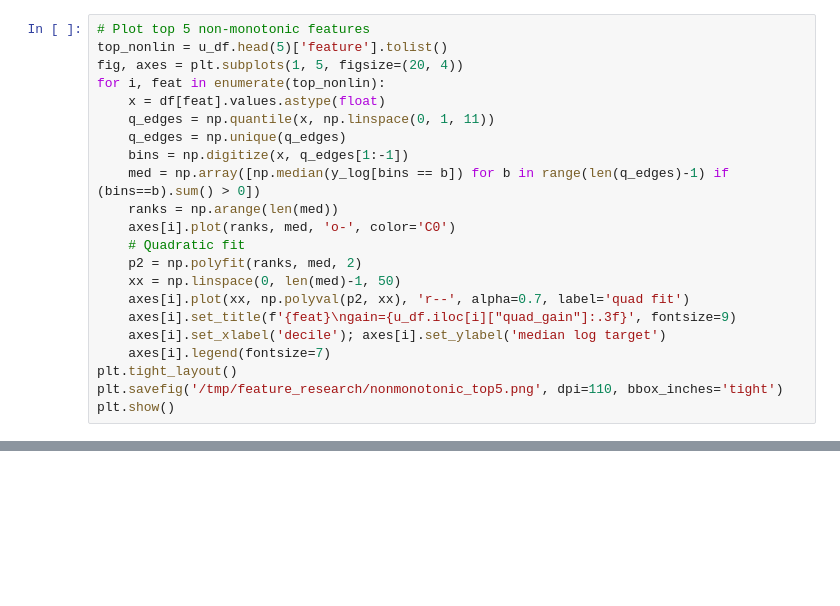
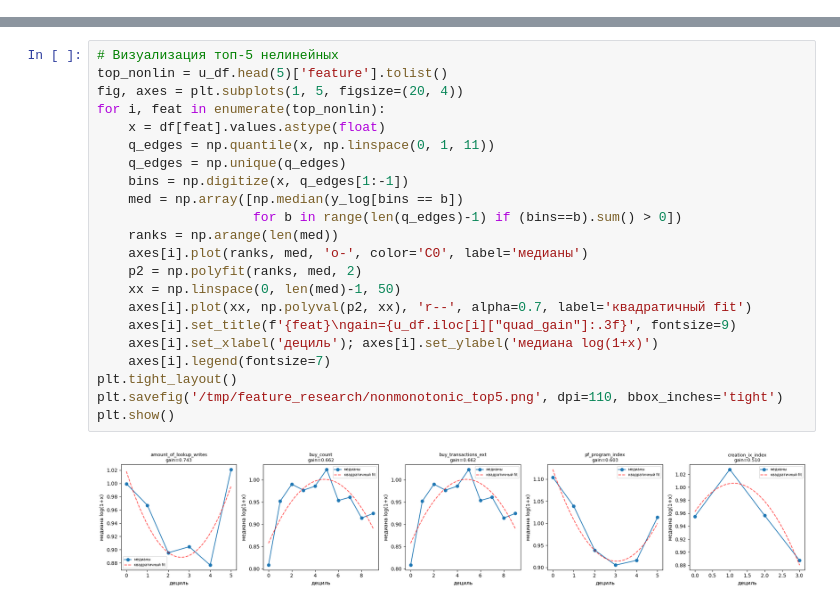
Before and after one commit to inventandchill/data-samples, a Jupyter notebook: feature_research.ipynb, the cells around one changed output, grey strips where cells are left out. Saved outputs shown, nothing was run; the diff lists cells and outputs as text; blank space fills up the shorter version.

```diff
--- a/feature_research.ipynb
+++ b/feature_research.ipynb
@@ -508,22 +0,0 @@ amount_of_lookup_writes  0.0187   0.7616     0.7429
-# %%
-# Plot top 5 non-monotonic features
-top_nonlin = u_df.head(5)['feature'].tolist()
-fig, axes = plt.subplots(1, 5, figsize=(20, 4))
-for i, feat in enumerate(top_nonlin):
-    x = df[feat].values.astype(float)
-    q_edges = np.quantile(x, np.linspace(0, 1, 11))
-    q_edges = np.unique(q_edges)
-    bins = np.digitize(x, q_edges[1:-1])
-    med = np.array([np.median(y_log[bins == b]) for b in range(len(q_edges)-1) if (bins==b).sum() > 0])
-    ranks = np.arange(len(med))
-    axes[i].plot(ranks, med, 'o-', color='C0')
-    # Quadratic fit
-    p2 = np.polyfit(ranks, med, 2)
-    xx = np.linspace(0, len(med)-1, 50)
-    axes[i].plot(xx, np.polyval(p2, xx), 'r--', alpha=0.7, label='quad fit')
-    axes[i].set_title(f'{feat}\ngain={u_df.iloc[i]["quad_gain"]:.3f}', fontsize=9)
-    axes[i].set_xlabel('decile'); axes[i].set_ylabel('median log target')
-    axes[i].legend(fontsize=7)
-plt.tight_layout()
-plt.savefig('/tmp/feature_research/nonmonotonic_top5.png', dpi=110, bbox_inches='tight')
-plt.show()
@@ -660,0 +561,24 @@ Saved final ranking: /tmp/feature_research/feature_influence_ranked.csv
+# %%
+# Визуализация топ-5 нелинейных
+top_nonlin = u_df.head(5)['feature'].tolist()
+fig, axes = plt.subplots(1, 5, figsize=(20, 4))
+for i, feat in enumerate(top_nonlin):
+    x = df[feat].values.astype(float)
+    q_edges = np.quantile(x, np.linspace(0, 1, 11))
+    q_edges = np.unique(q_edges)
+    bins = np.digitize(x, q_edges[1:-1])
+    med = np.array([np.median(y_log[bins == b])
+                    for b in range(len(q_edges)-1) if (bins==b).sum() > 0])
+    ranks = np.arange(len(med))
+    axes[i].plot(ranks, med, 'o-', color='C0', label='медианы')
+    p2 = np.polyfit(ranks, med, 2)
+    xx = np.linspace(0, len(med)-1, 50)
+    axes[i].plot(xx, np.polyval(p2, xx), 'r--', alpha=0.7, label='квадратичный fit')
+    axes[i].set_title(f'{feat}\ngain={u_df.iloc[i]["quad_gain"]:.3f}', fontsize=9)
+    axes[i].set_xlabel('дециль'); axes[i].set_ylabel('медиана log(1+x)')
+    axes[i].legend(fontsize=7)
+plt.tight_layout()
+plt.savefig('/tmp/feature_research/nonmonotonic_top5.png', dpi=110, bbox_inches='tight')
+plt.show()
+# %% [output]
+[figure, added]
```
Also changed, not shown: parts of 56 cells of this notebook.
